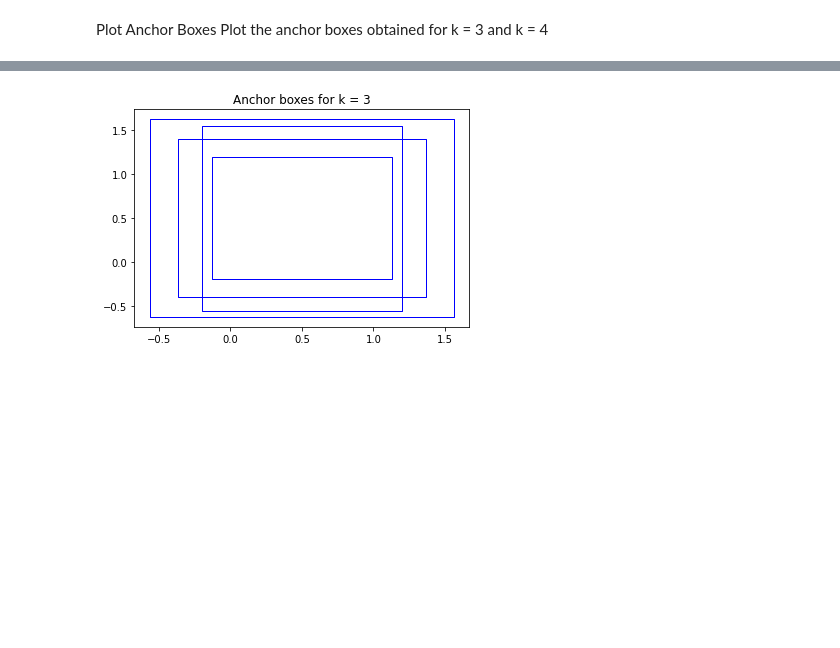
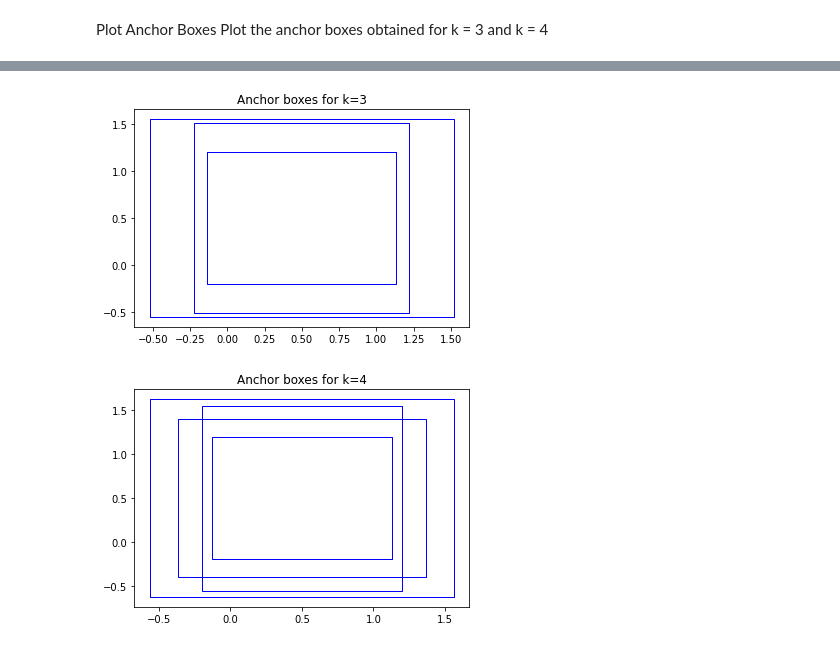
Before and after one commit to aswa09/EVA-4, a Jupyter notebook: S12/EVA4_S12_dogs.ipynb, the cells around one changed output, grey strips where cells are left out. Cells and saved outputs as stored; diff of their text form; code cells hidden in the pictures; blank space fills up the shorter version.

```diff
--- a/S12/EVA4_S12_dogs.ipynb
+++ b/S12/EVA4_S12_dogs.ipynb
@@ -203,7 +199,7 @@ Plot Anchor Boxes
 Plot the anchor boxes obtained for k = 3 and k = 4
 # %%
 def make_anchor_boxes(ax, clusters, edgecolor='b', alpha=1):
-    """Make anchor boxes given cluster centroids."""
+    """Make anchorboxes for given cluster centroids."""
 
     xdata = np.array([0.5]*len(clusters))
     ydata = np.array([0.5]*len(clusters))
@@ -211,26 +207,18 @@ def make_anchor_boxes(ax, clusters, edgecolor='b', alpha=1):
     xerror = np.array([list(np.exp(clusters[:, 0])/2)]*2)
     yerror = np.array([list(np.exp(clusters[:, 1])/2)]*2)
 
-    # Create list for all the error patches
     errorboxes = []
 
-    # Loop over data points; create box from errors at each point
+    #get box from errors at each point
     for x, y, xe, ye in zip(xdata, ydata, xerror.T, yerror.T):
         rect = Rectangle((x - xe[0], y - ye[0]), xe.sum(), ye.sum())
         errorboxes.append(rect)
 
-    # Create patch collection with specified colour/alpha
-    pc = PatchCollection(
-        errorboxes, facecolor='None', alpha=alpha, edgecolor=edgecolor
-    )
-
-    # Add collection to axes
+    pc = PatchCollection(errorboxes, facecolor='None', alpha=alpha, edgecolor=edgecolor)
     ax.add_collection(pc)
 
     # Plot errorbars
-    artists = ax.errorbar(
-        xdata, ydata, xerr=xerror, yerr=yerror, fmt='None', ecolor='None'
-    )
+    errorbars = ax.errorbar(xdata, ydata, xerr=xerror, yerr=yerror, fmt='None', ecolor='None')
 
-    return artists
+    return errorbars
 # %%
@@ -250,14 +234,11 @@ fig.savefig('anchor_bbox_k3.png')
-# %%
-# Create figure and axes
-fig, ax = plt.subplots(1)
-
-# Create error boxes
-kmeans = KMeans(n_clusters=4, random_state=0).fit(data_points)
-_ = make_anchor_boxes(ax, kmeans.cluster_centers_)
-
-# Show plot
-plt.title('Anchor boxes for k = 3')
-plt.show()
-fig.savefig('anchor_bbox_k3.png')
-# %% [output]
-[figure, removed]
+# %%
+#k=3
+centroids,closest,kmeans=get_kmeans(data_points,3)
+plot_aboxes(kmeans,k=3)
+
+#k=4
+centroids,closest,kmeans=get_kmeans(data_points,4)
+plot_aboxes(kmeans,k=4)
+# %% [output]
+[figure, added]
+[figure, added]
```
Also changed, not shown: parts of 32 cells of this notebook.
